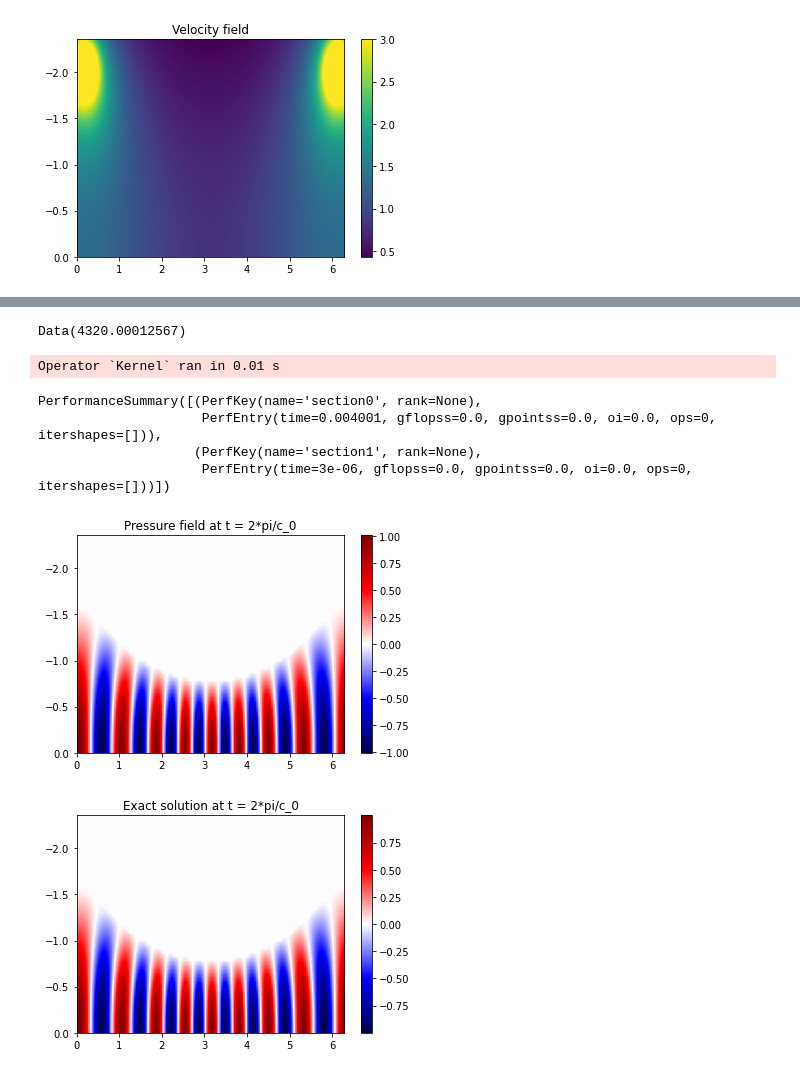
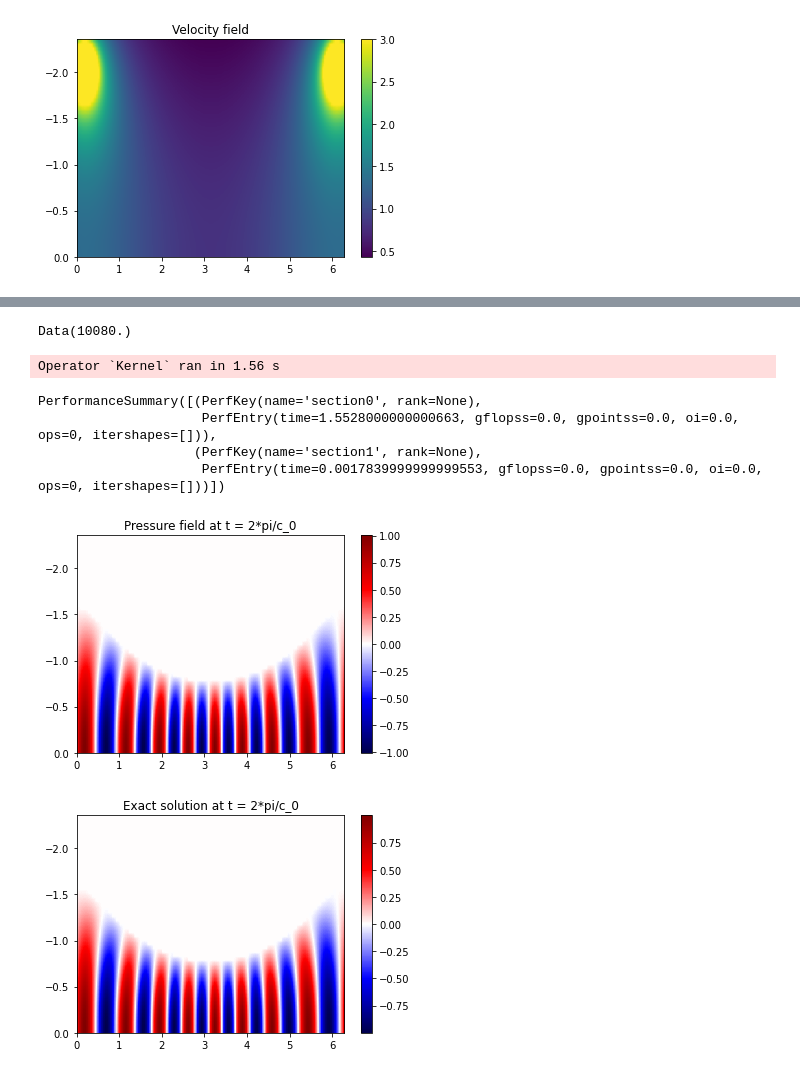
Before and after one commit to devitocodes/schism, a Jupyter notebook: examples/8_2nd-order_acoustic_exact_solution_comparison.ipynb, the cells around one changed output, grey strips where cells are left out. Saved outputs shown, nothing was run; the diff lists cells and outputs as text; code cells hidden in the pictures.

Commit message:
Examples: fixed the phase error in the exact solution

```diff
--- a/examples/8_2nd-order_acoustic_exact_solution_comparison.ipynb
+++ b/examples/8_2nd-order_acoustic_exact_solution_comparison.ipynb
@@ -45,7 +45,7 @@ def c(x, y, A, c0):
     return c0*(term1 + term2)**-0.5
 
 def alpha(m, c0):
-    return c0 + np.sqrt(m**2+(np.pi/2)**2)
+    return c0*np.sqrt(m**2+(np.pi/2)**2)
 
 def u(t, x, y, c0, m, A):
     x1_vals = x1(x, y, A)
@@ -153,8 +164,10 @@ plt.show()
 vel = dv.Function(name='vel', grid=new_grid)
 # Cap the velocity at 3, as these points are outside the domain anyway
 vel_data = np.minimum(c(xmsh, ymsh, A, c0), 3)
+# vel_data = c(xmsh, ymsh, A, c0)
+# vel_data[np.logical_not(interior_mask)] = 0
 # Add the edges
-vel_data_full = np.concatenate((vel_data[:4][::-1], vel_data, vel_data[-4:][::-1]))
+vel_data_full = np.concatenate((vel_data[-5:-1], vel_data, vel_data[1:5]))
 vel.data[:] = vel_data_full[:]
 
 plt.imshow(vel.data.T, extent=(0, 2*np.pi, 0, -3*np.pi/4), aspect='auto')
@@ -165,7 +178,9 @@ plt.show()
 [figure]
 # %%
 # Set the timestep at 10% of critical timestep
-dt = 0.1*new_grid.spacing[0]/np.amax(vel.data)
+# dt = 0.1*new_grid.spacing[0]/np.amax(vel.data)
+# Fix the timestep for all
+dt = 0.1*2*np.pi/(336*np.amax(vel.data))
 # %%
 # Set up the TimeFunction
 import devito as dv
@@ -176,9 +191,9 @@ p = dv.TimeFunction(name='p', grid=new_grid, space_order=s_o, time_order=2)
 un1 = u(-dt, xmsh, ymsh, c0, m, A)
 un1[np.logical_not(interior_mask)] = 0
 
-p_data_n1 = np.concatenate((un1[:4][::-1], un1, un1[-4:][::-1]))
+p_data_n1 = np.concatenate((un1[-5:-1], un1, un1[1:5]))
 
-p_data_0 = np.concatenate((u0[:4][::-1], u0, u0[-4:][::-1]))
+p_data_0 = np.concatenate((u0[-5:-1], u0, u0[1:5]))
 
 p.data[0] = p_data_n1
 p.data[1] = p_data_0
@@ -192,6 +207,11 @@ plt.imshow(p.data[1].T, extent=(0, 2*np.pi, 0, -3*np.pi/4), aspect='auto', cmap=
 plt.title("Initial fill of p at t = 0")
 plt.colorbar()
 plt.show()
+
+plt.imshow(p.data[1].T-p.data[0].T, aspect='auto', cmap='seismic')
+plt.title("Diff")
+plt.colorbar()
+plt.show()
 # %% [output]
 [figure]
 [figure]
@@ -257,41 +289,45 @@ base_bc = zero_flux_base(eq_normal, base)
 # %%
 # Set up number of timesteps
 t_max = 2*np.pi/c0
+# Nomianal period of solution
+# t_max = 2*np.pi/(c0*np.sqrt(m**2 + (np.pi/2)**2))
 nsteps = t_max/dt
 nsteps
 # %% [output]
-Data(4320.00012567)
+Data(10080.)
 # %%
 op = dv.Operator([eq_main, base_bc] + left_bcs + right_bcs)
 # %%
-# op.apply(dt=dt, t_M=int(nsteps))
-op.apply(dt=dt, t_M=20)
+op.apply(dt=dt, t_M=int(nsteps))
+# op.apply(dt=dt, t_M=10)
 # %% [output]
-Operator `Kernel` ran in 0.01 s
+Operator `Kernel` ran in 1.56 s
 PerformanceSummary([(PerfKey(name='section0', rank=None),
-                     PerfEntry(time=0.004001, gflopss=0.0, gpointss=0.0, oi=0.0, ops=0, itershapes=[])),
+                     PerfEntry(time=1.5528000000000663, gflopss=0.0, gpointss=0.0, oi=0.0, ops=0, itershapes=[])),
                     (PerfKey(name='section1', rank=None),
-                     PerfEntry(time=3e-06, gflopss=0.0, gpointss=0.0, oi=0.0, ops=0, itershapes=[]))])
+                     PerfEntry(time=0.0017839999999999553, gflopss=0.0, gpointss=0.0, oi=0.0, ops=0, itershapes=[]))])
 # %%
 # Remember to trim edges where periodic bcs are applied
 # Index in the buffer where the final timestep should be stored:
-ind = (1 + int(20)) % 3
+ind = (1 + int(nsteps)) % 3
+# ind = (1 + int(10)) % 3
 plt.imshow(p.data[ind, 4:-4].T, extent=(0, 2*np.pi, 0, -3*np.pi/4), aspect='auto', cmap='seismic')
+# plt.imshow(p.data[ind].T, extent=(0, 2*np.pi, 0, -3*np.pi/4), aspect='auto', cmap='seismic', vmin=-1, vmax=1)
 plt.title("Pressure field at t = 2*pi/c_0")
 plt.colorbar()
 plt.show()
 # %% [output]
-[figure, old version]
+[figure, new version]
 # %%
-# uend = u(dt*int(nsteps), xmsh, ymsh, c0, m, A)
-uend = u(20*dt, xmsh, ymsh, c0, m, A)
+uend = u(dt*(int(nsteps)), xmsh, ymsh, c0, m, A)
+# uend = u(10*dt, xmsh, ymsh, c0, m, A)
 uend[np.logical_not(interior_mask)] = 0
 plt.imshow(uend.T, extent=(0, 2*np.pi, 0, -3*np.pi/4), aspect='auto', cmap='seismic')
 plt.title("Exact solution at t = 2*pi/c_0")
 plt.colorbar()
 plt.show()
 # %% [output]
-[figure, old version]
+[figure, new version]
 # %%
 plt.imshow(uend.T-p.data[ind, 4:-4].T, extent=(0, 2*np.pi, 0, -3*np.pi/4), aspect='auto', cmap='seismic')
 plt.title("Diff")
```
Also changed, not shown: parts of 11 cells of this notebook.
